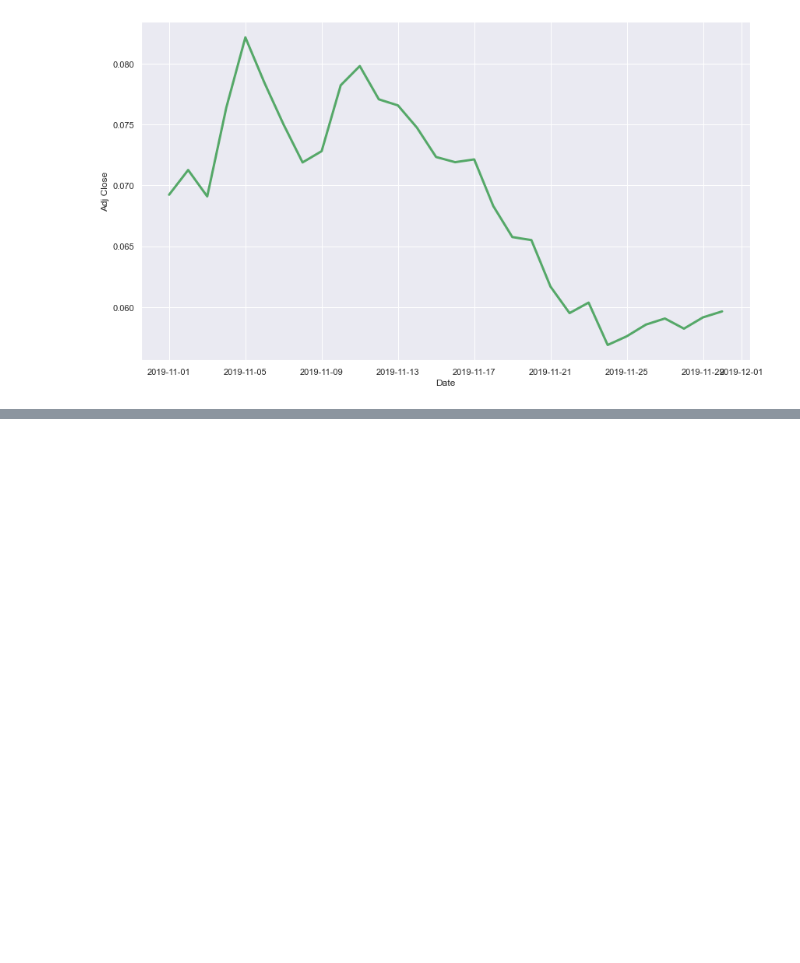
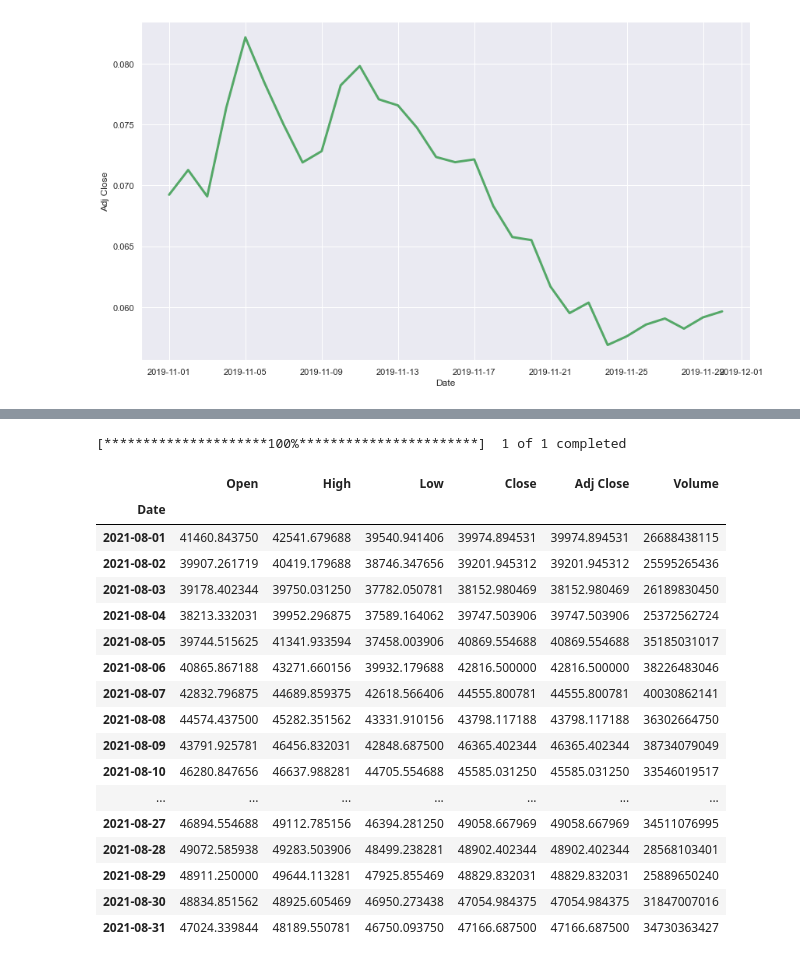
Before and after one commit to emel333/tulsa_burn, a Jupyter notebook: burn_analysis.ipynb, the cells around one changed output, grey strips where cells are left out. Saved outputs shown, nothing was run; the diff lists cells and outputs as text; code cells hidden in the pictures; blank space fills up the shorter version.

```diff
--- a/burn_analysis.ipynb
+++ b/burn_analysis.ipynb
@@ -116,0 +142,26 @@ ax = sns.lineplot(data=xlm_data, x ='Date', y = 'Adj Close', color = 'g', palett
+# %%
+btc_data = yf.download(btc, start='2021-08-01',
+                end='2021-08-31')
+# %% [output]
+[*********************100%***********************]  1 of 1 completed
+# %%
+btc_data
+# %% [output]
+|  | Open | High | Low | Close | Adj Close | Volume |
+| Date |  |  |  |  |  |  |
+| 2021-08-01 | 41460.843750 | 42541.679688 | 39540.941406 | 39974.894531 | 39974.894531 | 26688438115 |
+| 2021-08-02 | 39907.261719 | 40419.179688 | 38746.347656 | 39201.945312 | 39201.945312 | 25595265436 |
+| 2021-08-03 | 39178.402344 | 39750.031250 | 37782.050781 | 38152.980469 | 38152.980469 | 26189830450 |
+| 2021-08-04 | 38213.332031 | 39952.296875 | 37589.164062 | 39747.503906 | 39747.503906 | 25372562724 |
+| 2021-08-05 | 39744.515625 | 41341.933594 | 37458.003906 | 40869.554688 | 40869.554688 | 35185031017 |
+| 2021-08-06 | 40865.867188 | 43271.660156 | 39932.179688 | 42816.500000 | 42816.500000 | 38226483046 |
+| 2021-08-07 | 42832.796875 | 44689.859375 | 42618.566406 | 44555.800781 | 44555.800781 | 40030862141 |
+| 2021-08-08 | 44574.437500 | 45282.351562 | 43331.910156 | 43798.117188 | 43798.117188 | 36302664750 |
+| 2021-08-09 | 43791.925781 | 46456.832031 | 42848.687500 | 46365.402344 | 46365.402344 | 38734079049 |
+| 2021-08-10 | 46280.847656 | 46637.988281 | 44705.554688 | 45585.031250 | 45585.031250 | 33546019517 |
+| ... | ... | ... | ... | ... | ... | ... |
+| 2021-08-27 | 46894.554688 | 49112.785156 | 46394.281250 | 49058.667969 | 49058.667969 | 34511076995 |
+| 2021-08-28 | 49072.585938 | 49283.503906 | 48499.238281 | 48902.402344 | 48902.402344 | 28568103401 |
+| 2021-08-29 | 48911.250000 | 49644.113281 | 47925.855469 | 48829.832031 | 48829.832031 | 25889650240 |
+| 2021-08-30 | 48834.851562 | 48925.605469 | 46950.273438 | 47054.984375 | 47054.984375 | 31847007016 |
+| 2021-08-31 | 47024.339844 | 48189.550781 | 46750.093750 | 47166.687500 | 47166.687500 | 34730363427 |
```
Also changed, not shown: parts of 7 cells of this notebook.
